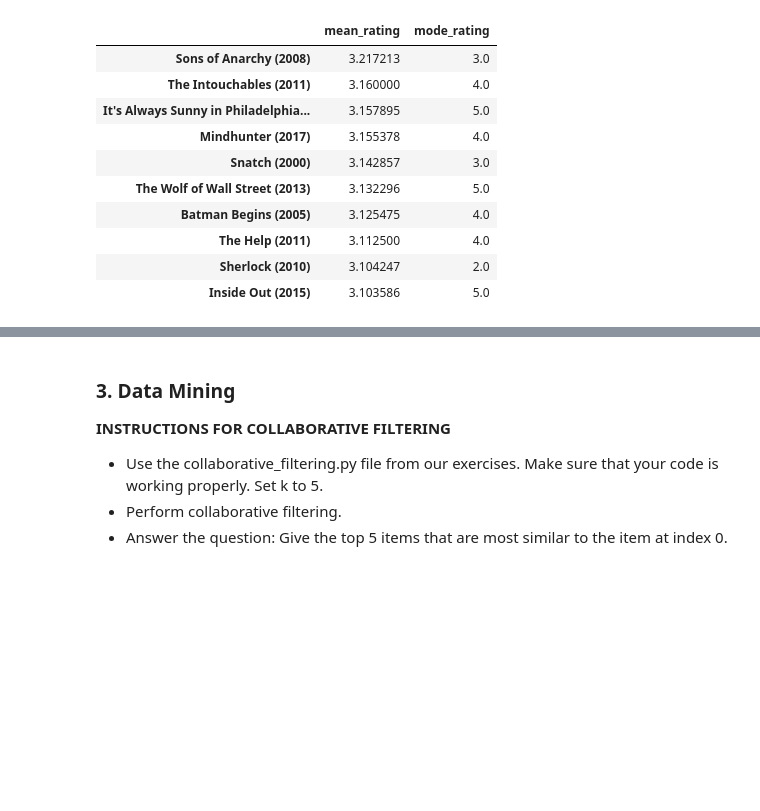
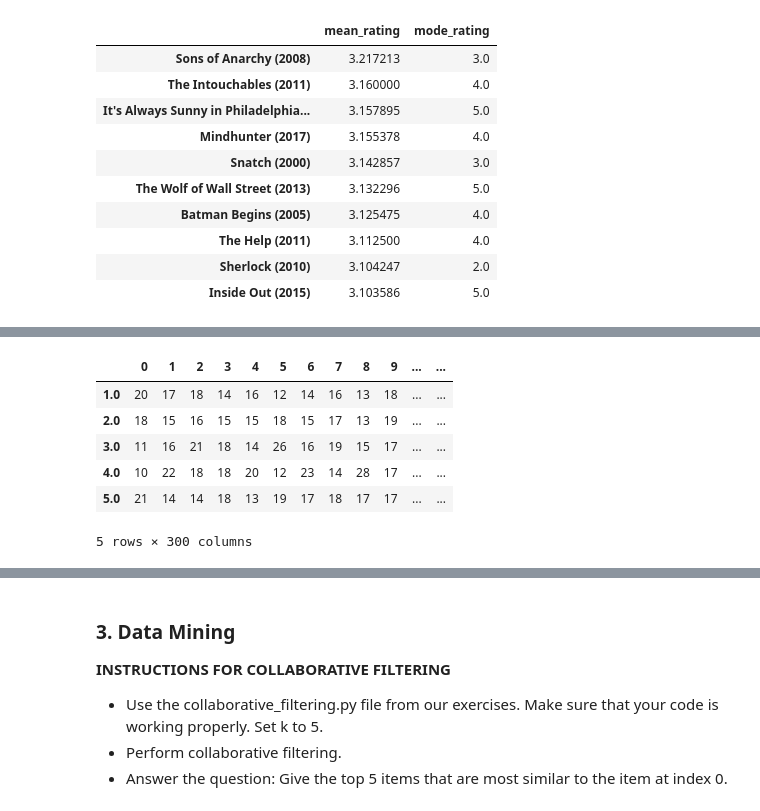
Before and after one commit to jm55/CSMODEL, a Jupyter notebook: Project 2/CSMODEL - Movies_Collab Project.ipynb, the cells around one changed output, grey strips where cells are left out. Drawn from its saved outputs; the diff is of its cells as text; code cells hidden in the pictures; blank space fills up the shorter version.

```diff
--- a/Project 2/CSMODEL - Movies_Collab Project.ipynb
+++ b/Project 2/CSMODEL - Movies_Collab Project.ipynb
@@ -149,0 +170,10 @@ vis_df.iloc[0:10]
+# %%
+eda2_df.apply(pd.value_counts)
+# %% [output]
+|  | 0 | 1 | 2 | 3 | 4 | 5 | 6 | 7 | 8 | 9 | ... | ... |
+| 1.0 | 20 | 17 | 18 | 14 | 16 | 12 | 14 | 16 | 13 | 18 | ... | ... |
+| 2.0 | 18 | 15 | 16 | 15 | 15 | 18 | 15 | 17 | 13 | 19 | ... | ... |
+| 3.0 | 11 | 16 | 21 | 18 | 14 | 26 | 16 | 19 | 15 | 17 | ... | ... |
+| 4.0 | 10 | 22 | 18 | 18 | 20 | 12 | 23 | 14 | 28 | 17 | ... | ... |
+| 5.0 | 21 | 14 | 14 | 18 | 13 | 19 | 17 | 18 | 17 | 17 | ... | ... |
+5 rows × 300 columns
```
Also changed, not shown: parts of 11 cells of this notebook.
